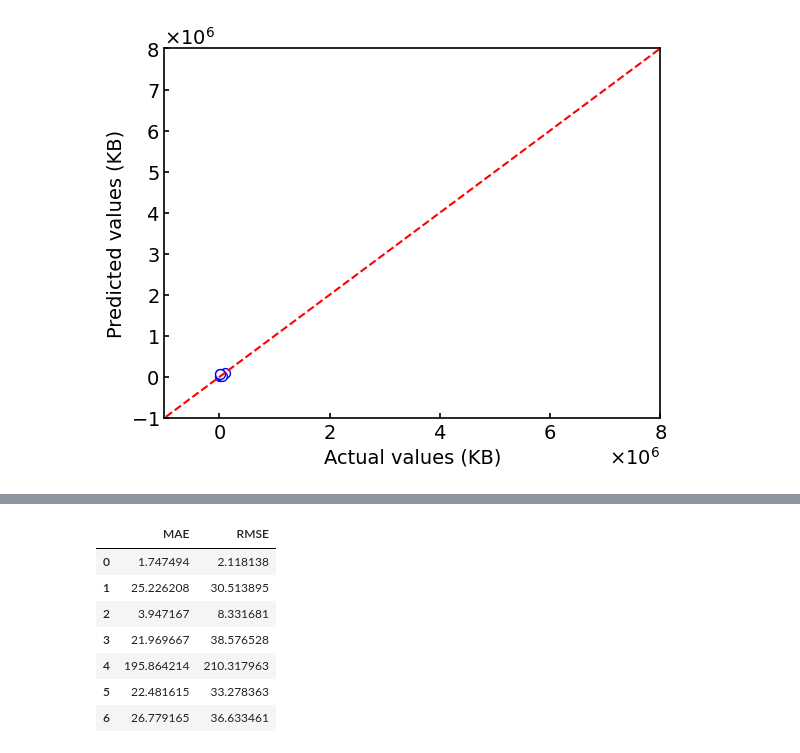
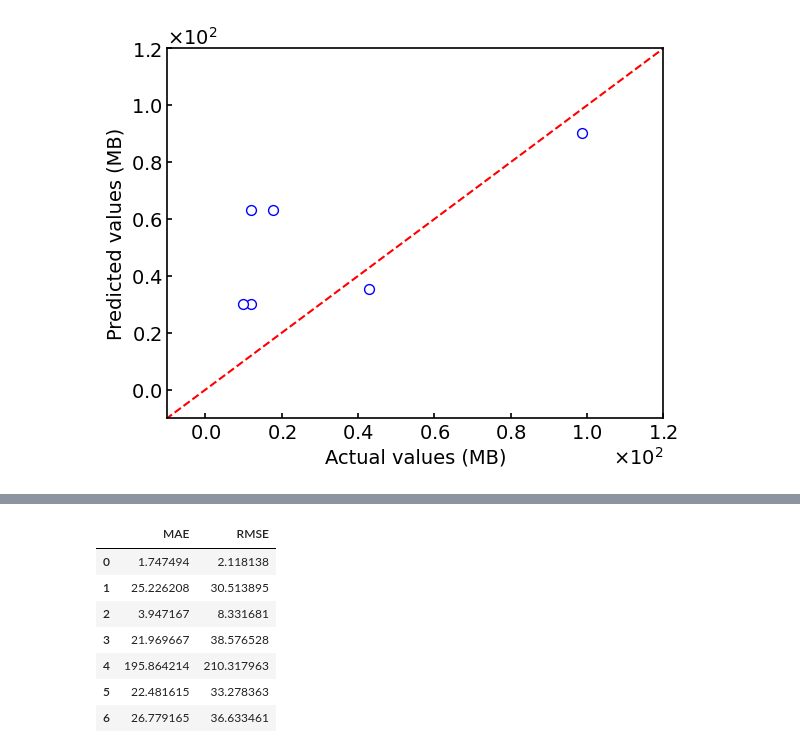
Before and after one commit to ITK13201/ml-dcs, a Jupyter notebook: ml-dcs/notebooks/evaluation_20241220/results/known_scenarios/memory-usage_BW.ipynb, the cells around one changed output, grey strips where cells are left out. Cells and saved outputs as stored; diff of their text form; code cells hidden in the pictures.

```diff
--- a/ml-dcs/notebooks/evaluation_20241220/results/known_scenarios/memory-usage_BW.ipynb
+++ b/ml-dcs/notebooks/evaluation_20241220/results/known_scenarios/memory-usage_BW.ipynb
@@ -6,10 +6,10 @@ SIMPLE_INPUT_PATH = lambda algorithm: f"tmp/prod-results/results-20241220/202412
 GNN_INPUT_PATH_L1 = "tmp/prod-results/results-20241220/20241220_memory-usage/gnn-L1/20241219-062623/testing-result.json"
 GNN_INPUT_PATH_L2 = "tmp/prod-results/results-20241220/20241220_memory-usage/gnn-L2/20241219-064457/testing-result.json"
 GNN_INPUT_PATH_L3 = "tmp/prod-results/results-20241220/20241220_memory-usage/gnn-L3/20241219-072210/testing-result.json"
-X_LABEL = "Actual values (KB)"
-Y_LABEL = "Predicted values (KB)"
-ORDER_OF_MAG = 6
-LIM = (-1 * 10**ORDER_OF_MAG, 8 * 10**ORDER_OF_MAG)
+X_LABEL = "Actual values (MB)"
+Y_LABEL = "Predicted values (MB)"
+ORDER_OF_MAG = 2
+LIM = (-0.1 * 10**ORDER_OF_MAG, 1.2 * 10**ORDER_OF_MAG)
 SCENARIO = "BW"
 results_mae = []
 results_rmse = []
@@ -60,7 +58,7 @@ print(json.dumps({
 }))
 results_mae.append(data_model.mae)
 results_rmse.append(data_model.rmse)
-data = PredictionAccuracyGraphData.from_evaluation_result_class(data_model)
+data = PredictionAccuracyGraphData.from_evaluation_result_class_div1000(data_model)
 graph = Graph(
     data=data,
     x_label=X_LABEL,
@@ -76,5 +74,5 @@ util.show()
 {"mae": 25226.207804958674, "rmse": 30513.89467224476}
-[figure, old version]
+[figure, new version]
 # %%
 from ml_dcs.domain.graph import PredictionAccuracyGraphData, Graph
 from ml_dcs.internal.graph.graph import GraphUtil
```
Also changed, not shown: parts of 8 cells of this notebook, 1 other file.
